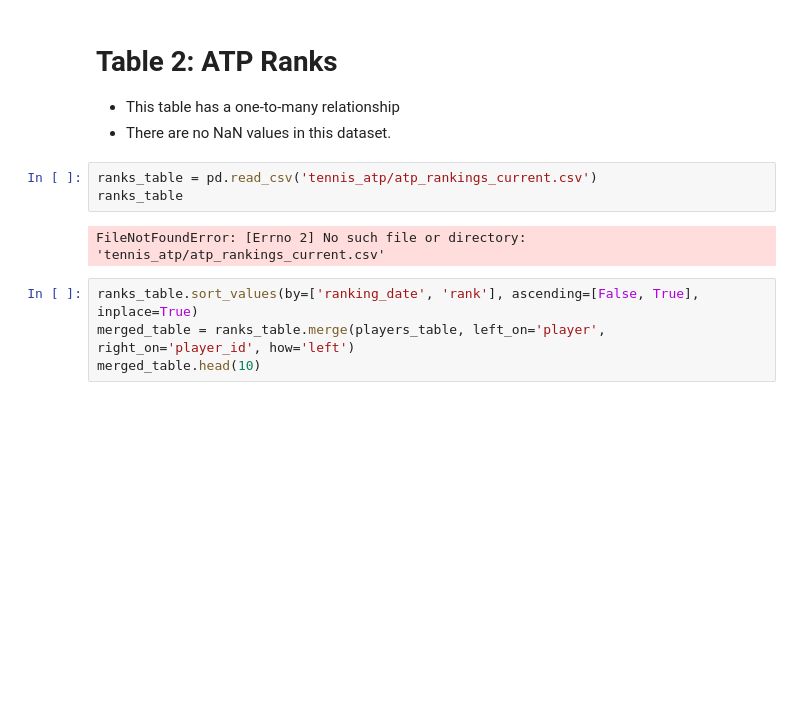
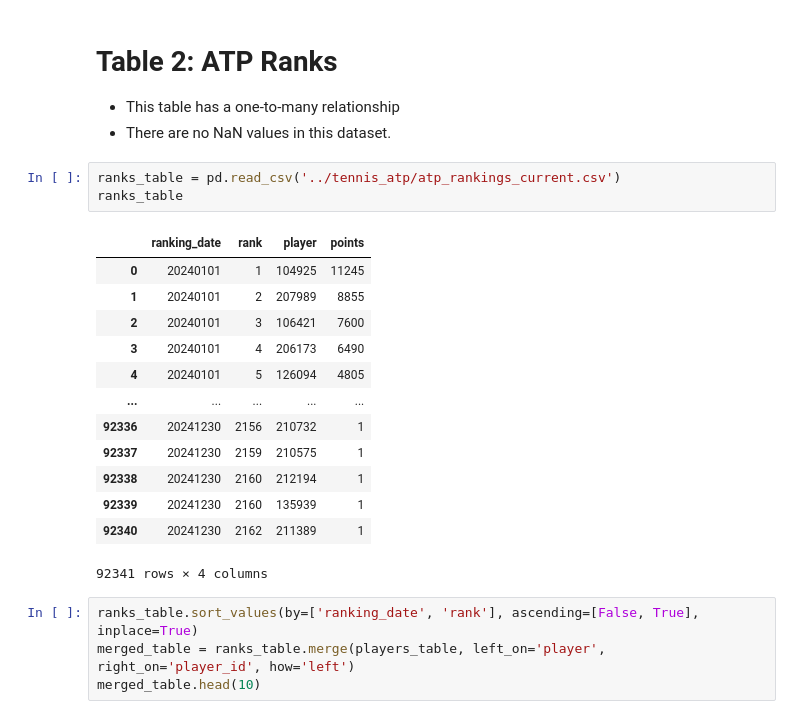
Before and after one commit to 20bansalta/mini_nea, a Jupyter notebook: notebooks/data_exploration.ipynb, the cells around one changed output. Cells and saved outputs as stored; diff of their text form; blank space fills up the shorter version.

```diff
--- a/notebooks/data_exploration.ipynb
+++ b/notebooks/data_exploration.ipynb
@@ -75,10 +75,22 @@ plt.show()
 - This table has a one-to-many relationship
 - There are no NaN values in this dataset.
 # %%
-ranks_table = pd.read_csv('tennis_atp/atp_rankings_current.csv')
+ranks_table = pd.read_csv('../tennis_atp/atp_rankings_current.csv')
 ranks_table
 # %% [output]
+|  | ranking_date | rank | player | points |
+| 0 | 20240101 | 1 | 104925 | 11245 |
+| 1 | 20240101 | 2 | 207989 | 8855 |
+| 2 | 20240101 | 3 | 106421 | 7600 |
+| 3 | 20240101 | 4 | 206173 | 6490 |
+| 4 | 20240101 | 5 | 126094 | 4805 |
+| ... | ... | ... | ... | ... |
+| 92336 | 20241230 | 2156 | 210732 | 1 |
+| 92337 | 20241230 | 2159 | 210575 | 1 |
+| 92338 | 20241230 | 2160 | 212194 | 1 |
+| 92339 | 20241230 | 2160 | 135939 | 1 |
+| 92340 | 20241230 | 2162 | 211389 | 1 |
-FileNotFoundError: [Errno 2] No such file or directory: 'tennis_atp/atp_rankings_current.csv'
+92341 rows × 4 columns
 # %%
 ranks_table.sort_values(by=['ranking_date', 'rank'], ascending=[False, True], inplace=True)
 merged_table = ranks_table.merge(players_table, left_on='player', right_on='player_id', how='left')
```
Also changed, not shown: parts of 1 cell of this notebook, 10 other files.
